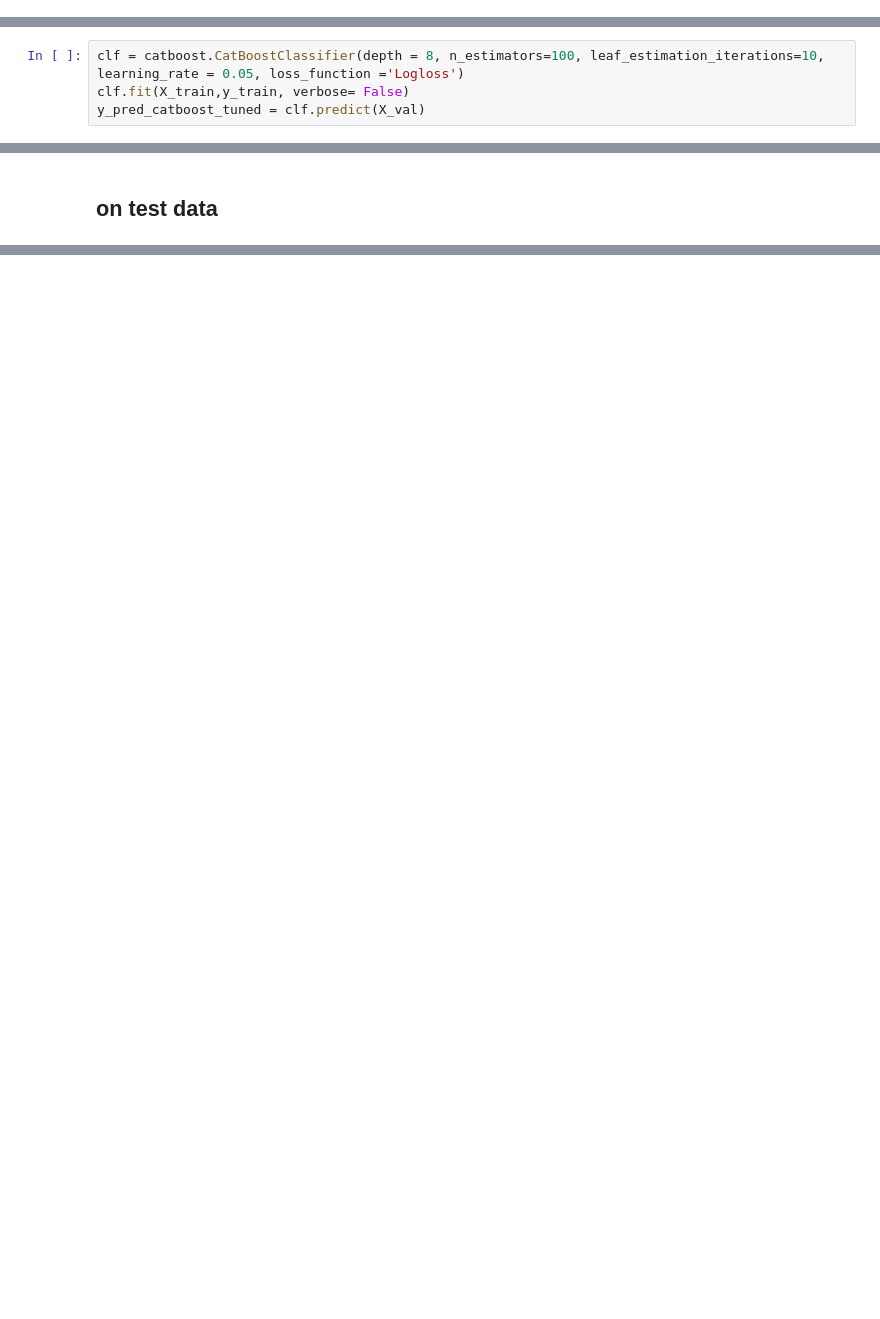
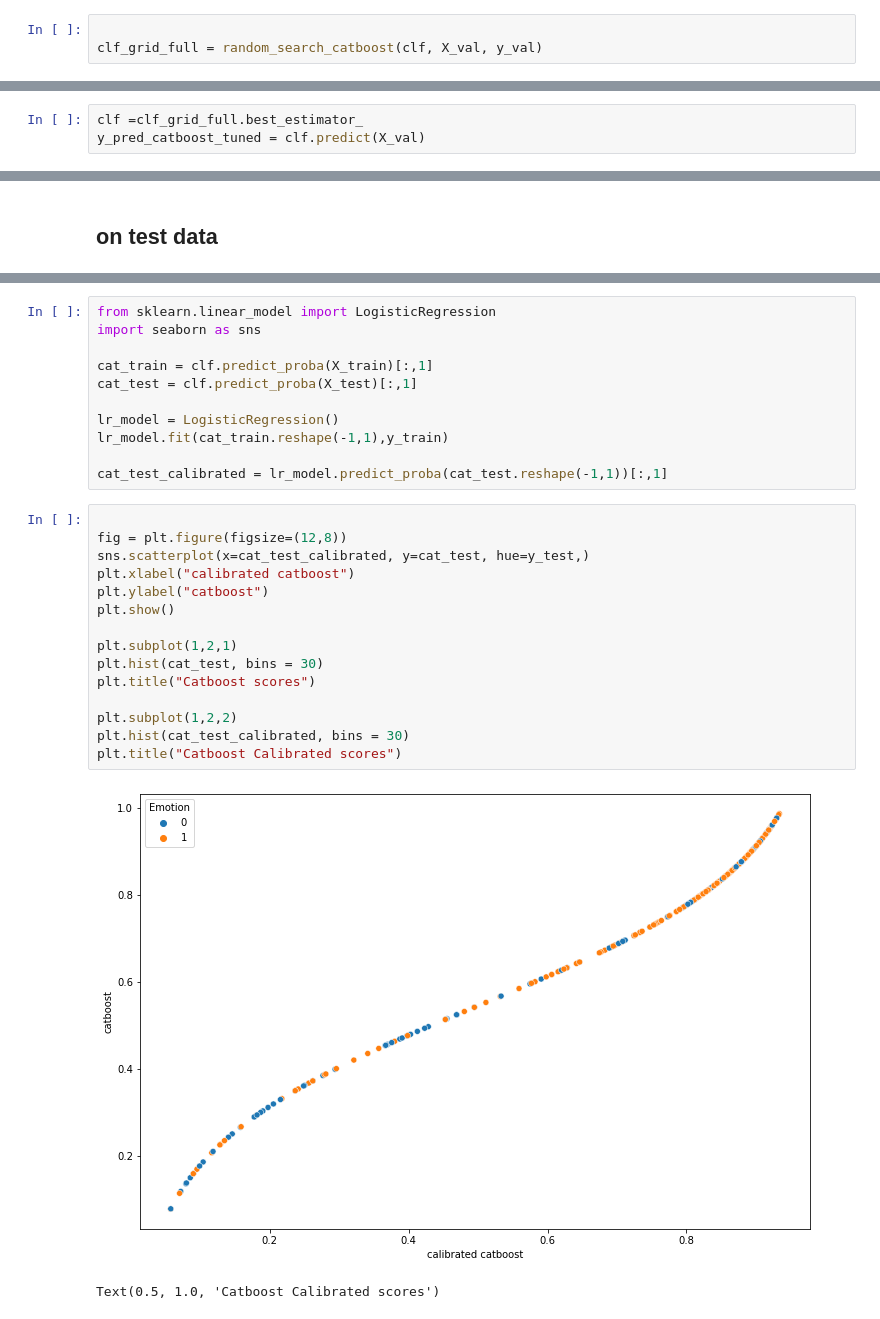
Before and after one commit to AkshitTayade/Speech-Emotion-Recognition-, a Jupyter notebook: modeling.ipynb, the cells around one changed output, grey strips where cells are left out. Saved outputs shown, nothing was run; the diff lists cells and outputs as text; blank space fills up the shorter version.

Commit message:
Calibrated Catboost

```diff
--- a/modeling.ipynb
+++ b/modeling.ipynb
@@ -376,0 +477,3 @@ GridSearchCV(cv=3,
+# %%
+
+clf_grid_full = random_search_catboost(clf, X_val, y_val)
@@ -387,7 +517,6 @@ clf_grid_full.best_params_
-# %%
-clf = catboost.CatBoostClassifier(depth = 8, n_estimators=100, leaf_estimation_iterations=10, learning_rate = 0.05, loss_function ='Logloss')
-clf.fit(X_train,y_train, verbose= False)
-y_pred_catboost_tuned = clf.predict(X_val)
+# %%
+clf =clf_grid_full.best_estimator_
+y_pred_catboost_tuned = clf.predict(X_val)
 # %%
 true_labels = y_val
 predicted_labels = y_pred_catboost_tuned
@@ -438,0 +571,29 @@ F1 Score (Micro-averaged): 0.7037037037037037
+# %%
+from sklearn.linear_model import LogisticRegression
+import seaborn as sns
+
+cat_train = clf.predict_proba(X_train)[:,1]
+cat_test = clf.predict_proba(X_test)[:,1]
+
+lr_model = LogisticRegression()
+lr_model.fit(cat_train.reshape(-1,1),y_train)
+
+cat_test_calibrated = lr_model.predict_proba(cat_test.reshape(-1,1))[:,1]
+# %%
+
+fig = plt.figure(figsize=(12,8))
+sns.scatterplot(x=cat_test_calibrated, y=cat_test, hue=y_test,)
+plt.xlabel("calibrated catboost")
+plt.ylabel("catboost")
+plt.show()
+
+plt.subplot(1,2,1)
+plt.hist(cat_test, bins = 30)
+plt.title("Catboost scores")
+
+plt.subplot(1,2,2)
+plt.hist(cat_test_calibrated, bins = 30)
+plt.title("Catboost Calibrated scores")
+# %% [output]
+[figure, added]
+Text(0.5, 1.0, 'Catboost Calibrated scores')
```
Also changed, not shown: parts of 44 cells of this notebook, 1 other file.
